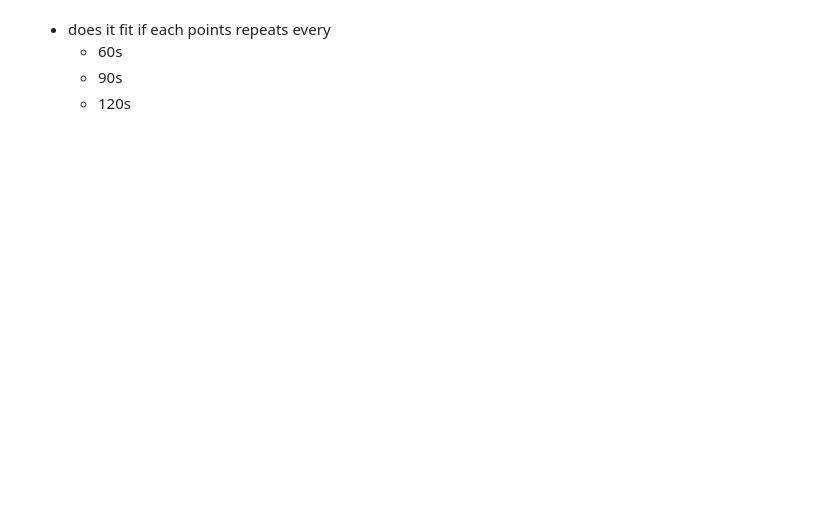
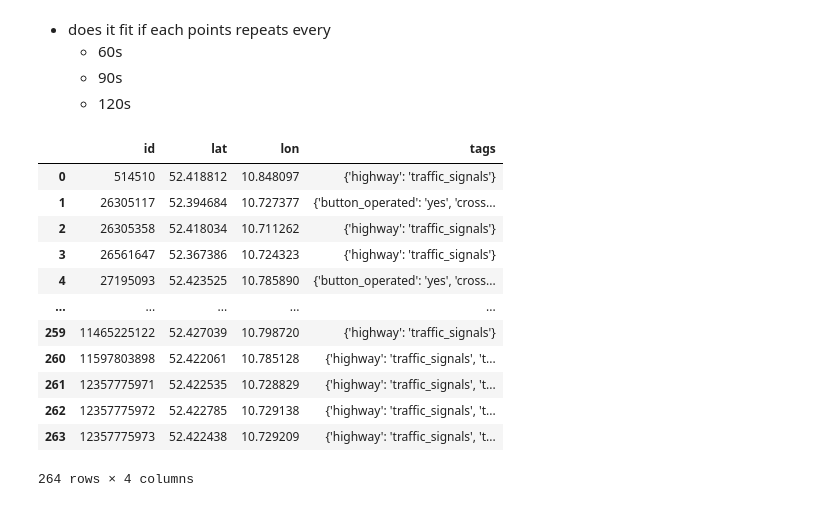
Before and after one commit to BEQSONA-cmd/501-Not-Implemented, a Jupyter notebook: api/test.ipynb, the cells around one changed output. Cells and saved outputs as stored; diff of their text form; code cells hidden in the pictures; blank space fills up the shorter version.

```diff
--- a/api/test.ipynb
+++ b/api/test.ipynb
@@ -182,6 +193,22 @@ plt.show()
 # trk['dist'] = math.sqrt(trk['lat']**2 + trk['lon']**2)
 # within = trk[within_range]
 # within.head()
+# %%
+lights
+# %% [output]
+|  | id | lat | lon | tags |
+| 0 | 514510 | 52.418812 | 10.848097 | {'highway': 'traffic_signals'} |
+| 1 | 26305117 | 52.394684 | 10.727377 | {'button_operated': 'yes', 'cross... |
+| 2 | 26305358 | 52.418034 | 10.711262 | {'highway': 'traffic_signals'} |
+| 3 | 26561647 | 52.367386 | 10.724323 | {'highway': 'traffic_signals'} |
+| 4 | 27195093 | 52.423525 | 10.785890 | {'button_operated': 'yes', 'cross... |
+| ... | ... | ... | ... | ... |
+| 259 | 11465225122 | 52.427039 | 10.798720 | {'highway': 'traffic_signals'} |
+| 260 | 11597803898 | 52.422061 | 10.785128 | {'highway': 'traffic_signals', 't... |
+| 261 | 12357775971 | 52.422535 | 10.728829 | {'highway': 'traffic_signals', 't... |
+| 262 | 12357775972 | 52.422785 | 10.729138 | {'highway': 'traffic_signals', 't... |
+| 263 | 12357775973 | 52.422438 | 10.729209 | {'highway': 'traffic_signals', 't... |
+264 rows × 4 columns
 # %%
 import folium
 
```
Also changed, not shown: parts of 13 cells of this notebook, 4 other files.
